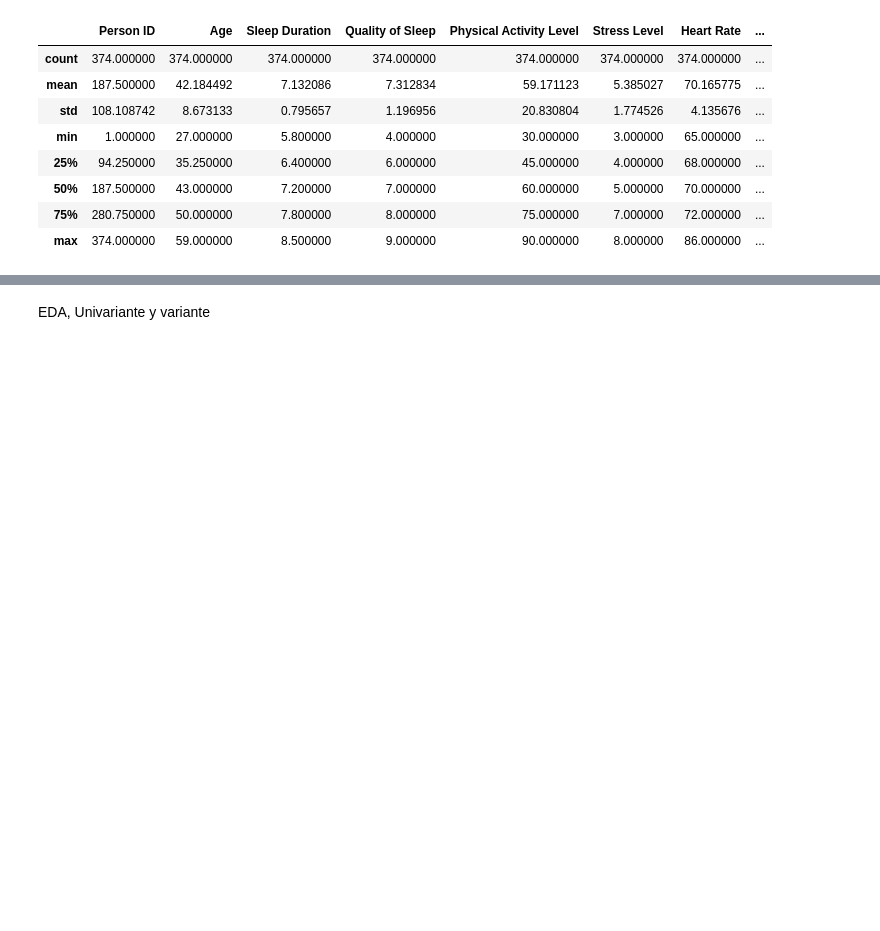
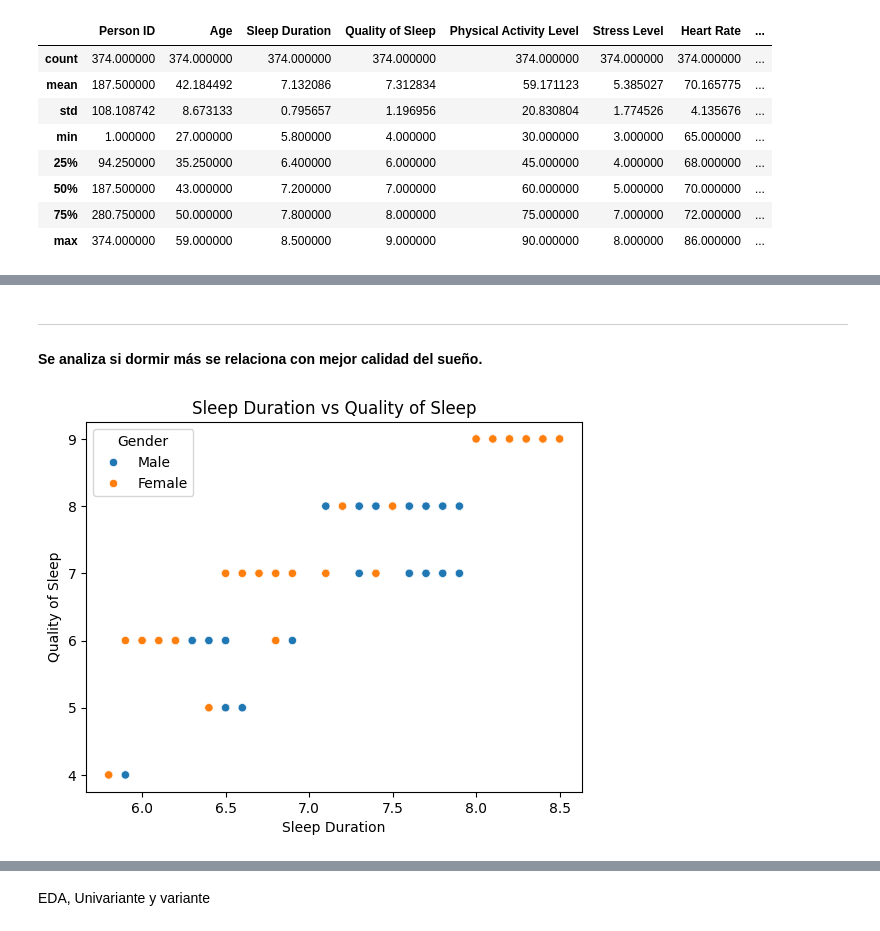
Before and after one commit to NaiSaratxaga/2503_dsft_thebridge_naiara, a Jupyter notebook: 3-Machine_Learning/Entregas/ML_project/Definicion_ML.ipynb, the cells around one changed output, grey strips where cells are left out. Cells and saved outputs as stored; diff of their text form; code cells hidden in the pictures; blank space fills up the shorter version.

```diff
--- a/3-Machine_Learning/Entregas/ML_project/Definicion_ML.ipynb
+++ b/3-Machine_Learning/Entregas/ML_project/Definicion_ML.ipynb
@@ -117,0 +154,10 @@ df.describe()
+# %% [markdown]
+---
+#### Se analiza si dormir más se relaciona con mejor calidad del sueño.
+# %%
+# Calidad de sueño vs. duración del sueño
+sns.scatterplot(x='Sleep Duration', y='Quality of Sleep', hue='Gender', data=df)
+plt.title('Sleep Duration vs Quality of Sleep')
+plt.show()
+# %% [output]
+[figure, added]
```
Also changed, not shown: parts of 10 cells of this notebook.
